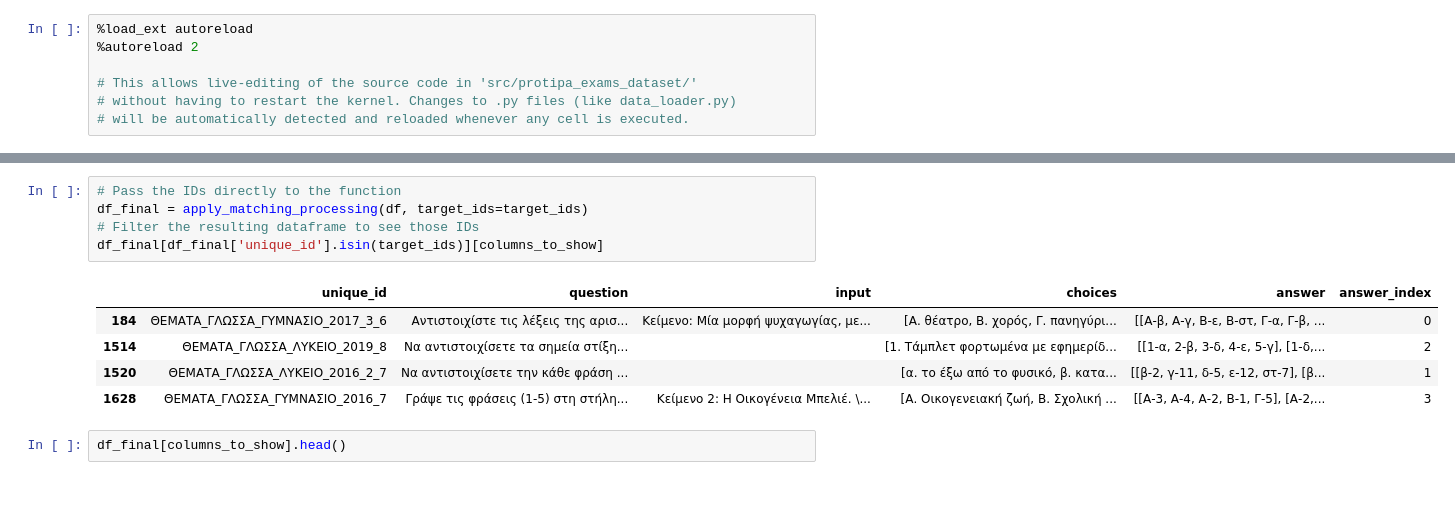
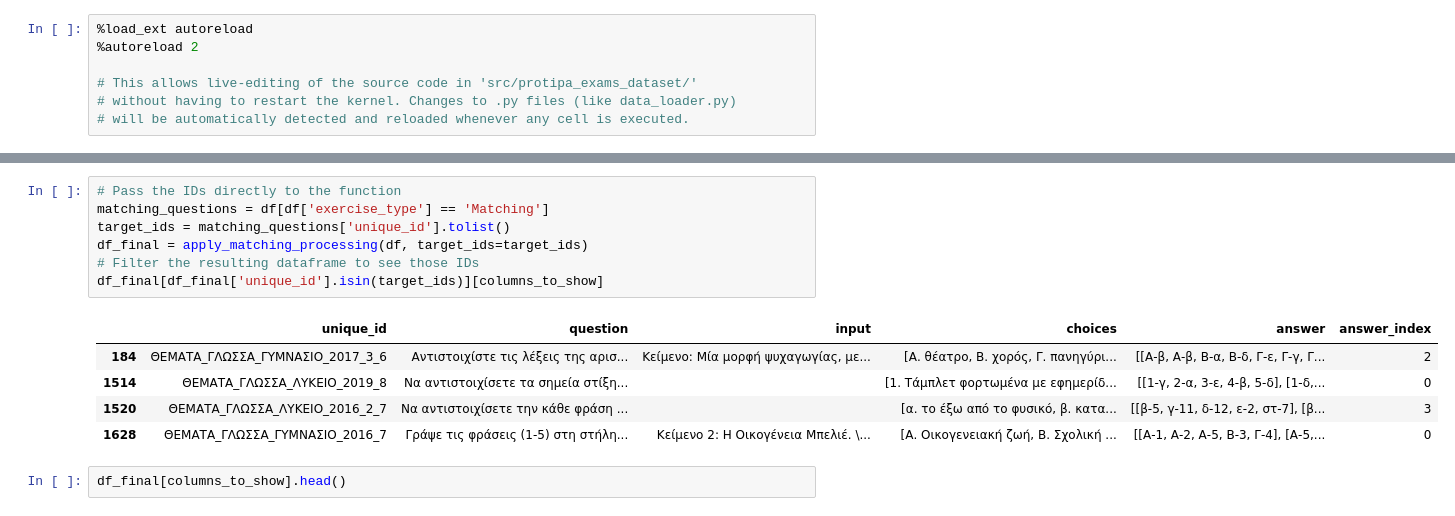
Before and after one commit to PK9811-hub/protipa_exams_dataset, a Jupyter notebook: notebooks/matching_excerises.ipynb, the cells around one changed output, grey strips where cells are left out. Saved outputs shown, nothing was run; the diff lists cells and outputs as text.

```diff
--- a/notebooks/matching_excerises.ipynb
+++ b/notebooks/matching_excerises.ipynb
@@ -85,15 +95,17 @@ df[df['unique_id'].isin(target_ids)][columns_to_show].head()
 | 1628 | ΘΕΜΑΤΑ_ΓΛΩΣΣΑ_ΓΥΜΝΑΣΙΟ_2016_7 | Γράψε τις φράσεις (1-5) στη στήλη... | Κείμενο 2: Η Οικογένεια Μπελιέ. \... | [Α. Οικογενειακή ζωή, Β. Σχολική ... | ["Α-1", "Α-2", "Α-5", "Β-3", "Γ-4"] | None |
 # %%
 # Pass the IDs directly to the function
+matching_questions = df[df['exercise_type'] == 'Matching']
+target_ids = matching_questions['unique_id'].tolist()
 df_final = apply_matching_processing(df, target_ids=target_ids)
 # Filter the resulting dataframe to see those IDs
 df_final[df_final['unique_id'].isin(target_ids)][columns_to_show]
 # %% [output]
 |  | unique_id | question | input | choices | answer | answer_index |
-| 184 | ΘΕΜΑΤΑ_ΓΛΩΣΣΑ_ΓΥΜΝΑΣΙΟ_2017_3_6 | Αντιστοιχίστε τις λέξεις της αρισ... | Κείμενο: Μία μορφή ψυχαγωγίας, με... | [Α. θέατρο, Β. χορός, Γ. πανηγύρι... | [[Α-β, Α-γ, Β-ε, Β-στ, Γ-α, Γ-β, ... | 0 |
-| 1514 | ΘΕΜΑΤΑ_ΓΛΩΣΣΑ_ΛΥΚΕΙΟ_2019_8 | Να αντιστοιχίσετε τα σημεία στίξη... |  | [1. Τάμπλετ φορτωμένα με εφημερίδ... | [[1-α, 2-β, 3-δ, 4-ε, 5-γ], [1-δ,... | 2 |
-| 1520 | ΘΕΜΑΤΑ_ΓΛΩΣΣΑ_ΛΥΚΕΙΟ_2016_2_7 | Να αντιστοιχίσετε την κάθε φράση ... |  | [α. το έξω από το φυσικό, β. κατα... | [[β-2, γ-11, δ-5, ε-12, στ-7], [β... | 1 |
-| 1628 | ΘΕΜΑΤΑ_ΓΛΩΣΣΑ_ΓΥΜΝΑΣΙΟ_2016_7 | Γράψε τις φράσεις (1-5) στη στήλη... | Κείμενο 2: Η Οικογένεια Μπελιέ. \... | [Α. Οικογενειακή ζωή, Β. Σχολική ... | [[Α-3, Α-4, Α-2, Β-1, Γ-5], [Α-2,... | 3 |
+| 184 | ΘΕΜΑΤΑ_ΓΛΩΣΣΑ_ΓΥΜΝΑΣΙΟ_2017_3_6 | Αντιστοιχίστε τις λέξεις της αρισ... | Κείμενο: Μία μορφή ψυχαγωγίας, με... | [Α. θέατρο, Β. χορός, Γ. πανηγύρι... | [[Α-β, Α-β, Β-α, Β-δ, Γ-ε, Γ-γ, Γ... | 2 |
+| 1514 | ΘΕΜΑΤΑ_ΓΛΩΣΣΑ_ΛΥΚΕΙΟ_2019_8 | Να αντιστοιχίσετε τα σημεία στίξη... |  | [1. Τάμπλετ φορτωμένα με εφημερίδ... | [[1-γ, 2-α, 3-ε, 4-β, 5-δ], [1-δ,... | 0 |
+| 1520 | ΘΕΜΑΤΑ_ΓΛΩΣΣΑ_ΛΥΚΕΙΟ_2016_2_7 | Να αντιστοιχίσετε την κάθε φράση ... |  | [α. το έξω από το φυσικό, β. κατα... | [[β-5, γ-11, δ-12, ε-2, στ-7], [β... | 3 |
+| 1628 | ΘΕΜΑΤΑ_ΓΛΩΣΣΑ_ΓΥΜΝΑΣΙΟ_2016_7 | Γράψε τις φράσεις (1-5) στη στήλη... | Κείμενο 2: Η Οικογένεια Μπελιέ. \... | [Α. Οικογενειακή ζωή, Β. Σχολική ... | [[Α-1, Α-2, Α-5, Β-3, Γ-4], [Α-5,... | 0 |
 # %%
 df_final[columns_to_show].head()
 # %% [output]
```
Also changed, not shown: parts of 3 cells of this notebook, 1 other file.
